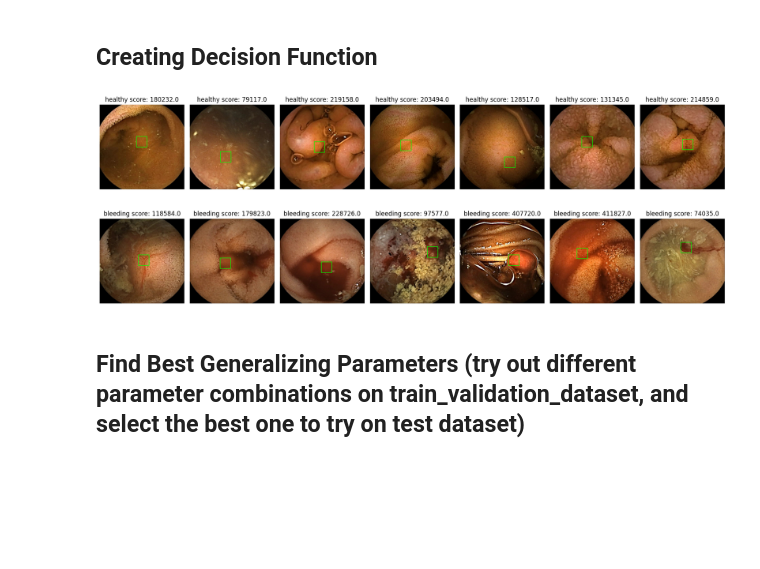
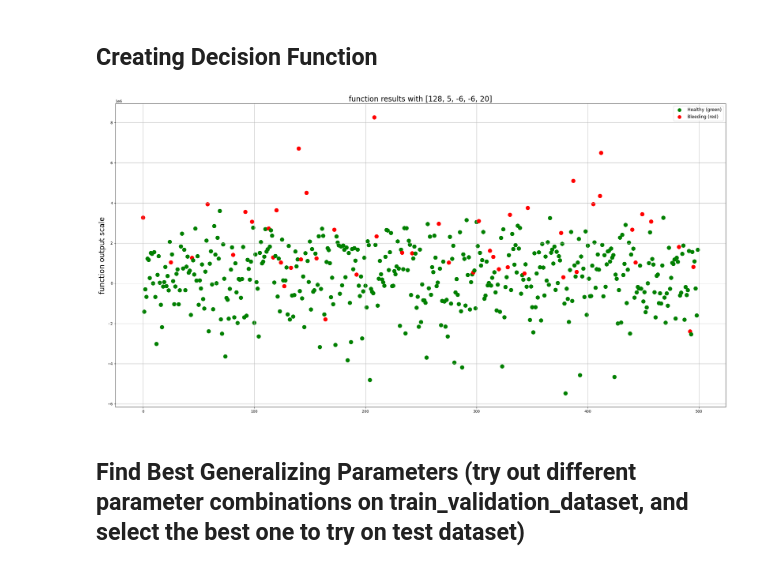
Before and after one commit to jan1na/Bleeding-Detecting-on-Capsule-Endoscopy, a Jupyter notebook: scripts/classical_method_test_space_meric.ipynb, the cells around one changed output. Cells and saved outputs as stored; diff of their text form; code cells hidden in the pictures; blank space fills up the shorter version.

```diff
--- a/scripts/classical_method_test_space_meric.ipynb
+++ b/scripts/classical_method_test_space_meric.ipynb
@@ -154,6 +152,10 @@ def find_reddish_area(image, window_size, red_multiplier, green_multiplier, blue
     image_rgb = image.astype(np.float32)
 
     redness_score = image_rgb[:, :, 0] * red_multiplier + image_rgb[:, :, 1] * green_multiplier + image_rgb[:, :, 2] * blue_multiplier
+
+    # remove found spots outside the image
+    mask = cv2.imread("mask_meric.png", cv2.IMREAD_GRAYSCALE)
+    redness_score = redness_score - np.abs((mask * np.min(redness_score)))
 
     # Find the top % reddish pixel values
     threshold = np.percentile(redness_score, 100-percentile)
@@ -197,20 +199,14 @@ def find_reddish_area(image, window_size, red_multiplier, green_multiplier, blue
     return image_rgb, best_coords, max_score
 
 post_process = find_reddish_area
-post_process_parameters = (20, 4, -3, -3, 5)
 # image_rgb = torch_tensor_to_RGB_numpy(dataset[5][0])
-# image_rgb, best_coords, max_score = find_reddish_area(image=image_rgb,
-#                                                     window_size=20,
-#                                                     red_multiplier=4,
-#                                                     green_multiplier=-3,
-#                                                     blue_multiplier=-3,
-#                                                     percentile=5)
+# image_rgb, best_coords, max_score = find_reddish_area(image=image_rgb, window_size=20, red_multiplier=4, green_multiplier=-3, blue_multiplier=-3, percentile=5)
 # %%
 decision_function_path = os.path.join(SAVE_PATH, f"{decision_function.__name__}_{datetime.now().strftime('on_%m.%d._at_%H:%M:%S')}")
 os.makedirs(decision_function_path)
 # %%
 post_process = find_reddish_area
-post_process_parameters = (64, 1, -1, -1, 20)
+post_process_parameters = (128, 5, -6, -6, 20)
 sample_count = 7
 zero_indices = [i for i, x in enumerate(labels) if x == 0]
 one_indices = [i for i, x in enumerate(labels) if x == 1]
@@ -221,6 +217,7 @@ healthy_images = [torch_tensor_to_RGB_numpy(image) for image in healthy_images]
 healthy_images = [post_process(image, *post_process_parameters) for image in healthy_images]
 
 bleeding_indices = random.sample(one_indices, sample_count)
+bleeding_indices[0] = 443
 bleeding_images = [train_validation_dataset[i][0] for i in bleeding_indices]
 bleeding_images = [torch_tensor_to_RGB_numpy(image) for image in bleeding_images]
 bleeding_images = [post_process(image, *post_process_parameters) for image in bleeding_images]
@@ -240,8 +237,6 @@ for e, (ax, image, label) in enumerate(zip(axes.flat, images, image_labels)):
 
 plt.tight_layout()
 plt.show()
-# %% [output]
-[figure, removed]
 # %%
 def try_out_parameters(parameters, stop=100):
     predictions = []
@@ -249,6 +244,7 @@ def try_out_parameters(parameters, stop=100):
         if e == stop:
             break
         np_image = image.detach().cpu().numpy()[0]
+        np_image = torch_tensor_to_RGB_numpy(np_image)
         decision = decision_function(np_image, *parameters)
         predictions.append(decision)
 
@@ -272,3 +266,8 @@ try_out_parameters([10,50,5], 1000)
+# %%
+post_process_parameters = [128, 5, -6, -6, 20]
+try_out_parameters(post_process_parameters, 500)
+# %% [output]
+[figure, added]
 # %%
 try_out_parameters([10,100,10], 100)
 # %%
```
Also changed, not shown: parts of 2 cells of this notebook, 3 other files.
